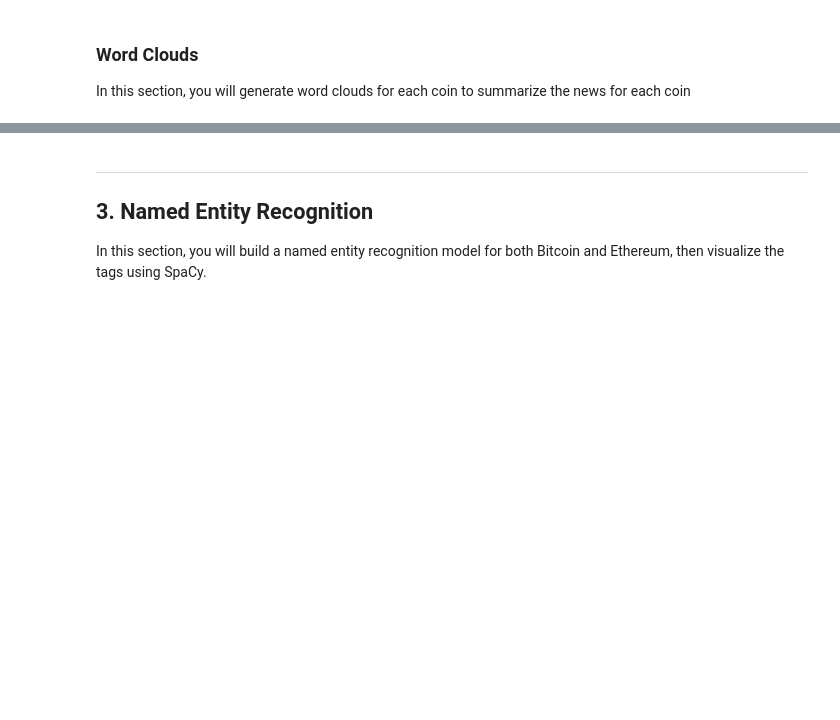
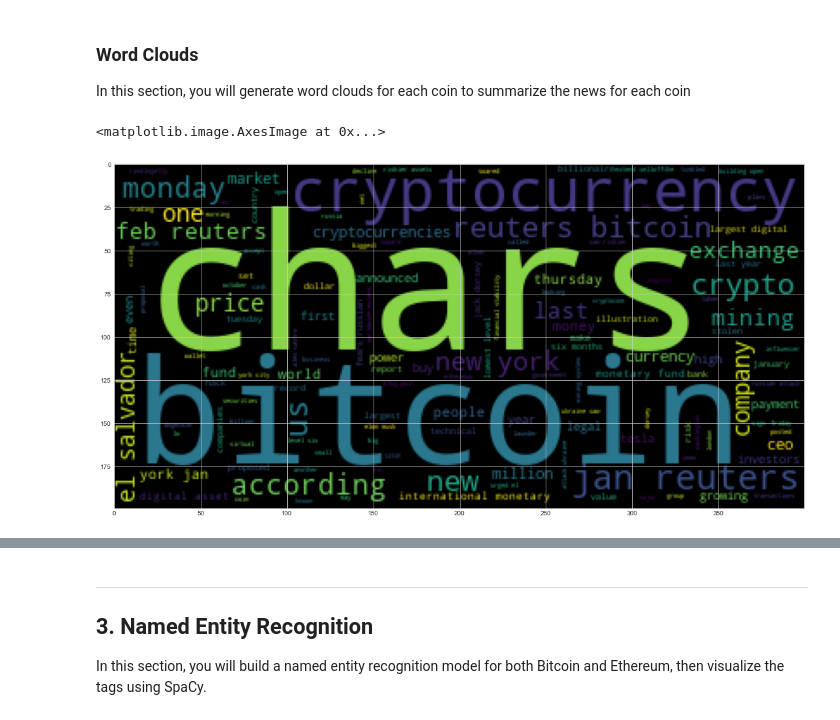
Before and after one commit to tyedem/Tales_from_the_Crypto, a Jupyter notebook: crypto_sentiment.ipynb, the cells around one changed output, grey strips where cells are left out. Saved outputs shown, nothing was run; the diff lists cells and outputs as text; code cells hidden in the pictures; blank space fills up the shorter version.

```diff
--- a/crypto_sentiment.ipynb
+++ b/crypto_sentiment.ipynb
@@ -416,4 +420,6 @@ from collections import Counter
 from nltk import ngrams
 # %%
 # Generate the Bitcoin N-grams where N=2
-# YOUR CODE HERE!
+btc_tokenized = tokenizer(btc_big_string)
+btc_bigrams = Counter(ngrams(btc_tokenized, n=2))
+print(dict(btc_bigrams))
@@ -451,0 +462,8 @@ mpl.rcParams['figure.figsize'] = [20.0, 10.0]
+# %%
+# Generate the Bitcoin word cloud
+btc_tokenized_string = ' '.join(map(str,btc_tokenized))
+btc_wc = WordCloud().generate(btc_tokenized_string)
+plt.imshow(btc_wc)
+# %% [output]
+<matplotlib.image.AxesImage at 0x...>
+[figure, added]
```
Also changed, not shown: parts of 34 cells of this notebook.
